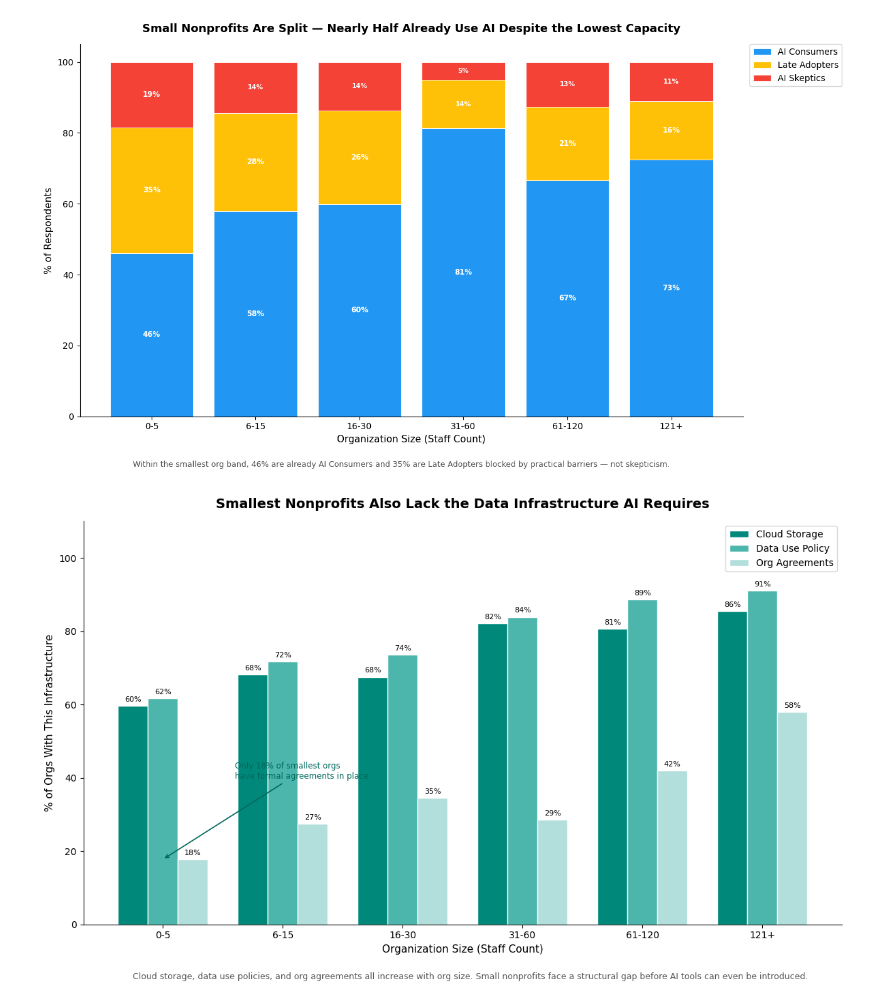
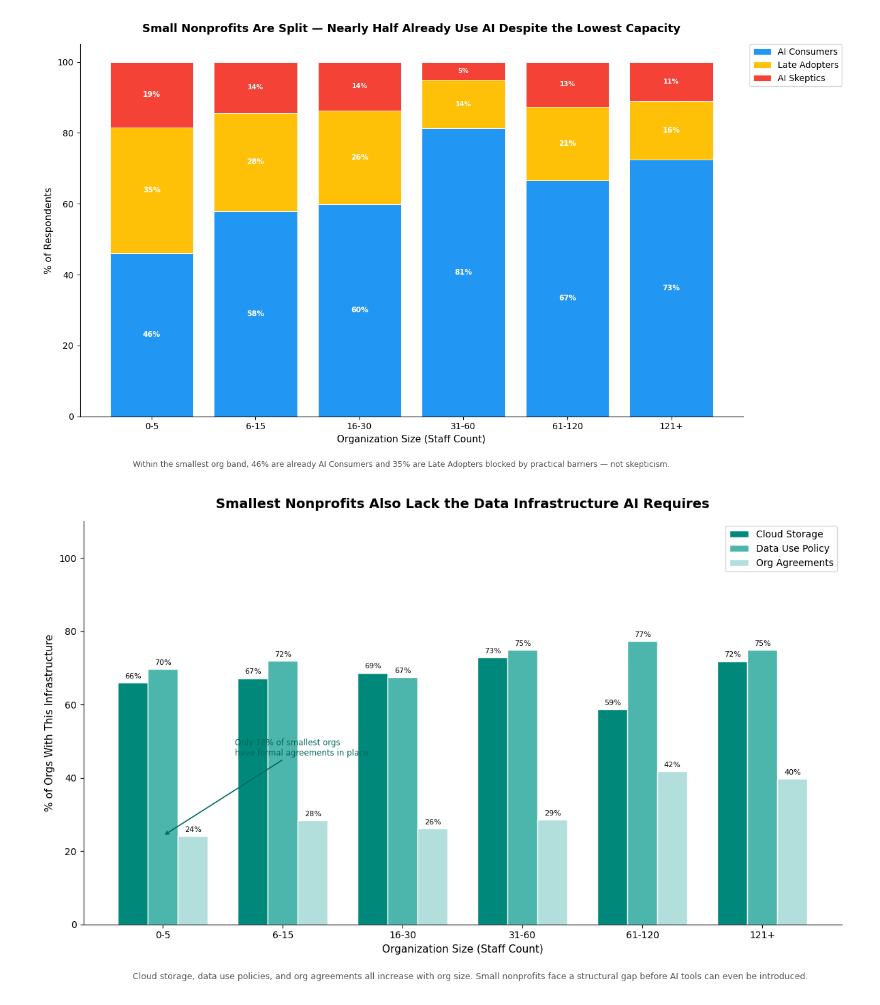
Before and after one commit to BoppingNoodles/SP26_Datathon, a Jupyter notebook: work/main.ipynb, the cells around one changed output. Drawn from its saved outputs; the diff is of its cells as text; code cells hidden in the pictures.

Commit message:
cleaned graphs with normalized values

```diff
--- a/work/main.ipynb
+++ b/work/main.ipynb
@@ -314,38 +314,40 @@ infra_cols = ['cloud_storage', 'data_use_policy', 'org_agreements']
 infra_labels = ['Cloud Storage', 'Data Use Policy', 'Org Agreements']
 infra_colors = ['#00897B', '#4DB6AC', '#B2DFDB']
 
-survey_df['org_size'] = pd.Categorical(survey_df['org_size'], categories=ORG_SIZE_ORDER, ordered=True)
-infra_rates = survey_df.groupby('org_size', observed=True)[infra_cols].mean() * 100
+# Use normalized_df (no nulls) joined with org_size labels from survey_df
+_df = survey_df[['org_size']].join(normalized_df[infra_cols])
+_df['org_size'] = pd.Categorical(_df['org_size'], categories=ORG_SIZE_ORDER, ordered=True)
+infra_rates = _df.groupby('org_size', observed=True)[infra_cols].mean() * 100
 
 x = np.arange(len(infra_rates))
 width = 0.25
 
 fig, ax = pyplot.subplots(figsize=(12, 7))
 for i, (col, label, color) in enumerate(zip(infra_cols, infra_labels, infra_colors)):
     offset = (i - 1) * width
     bars = ax.bar(x + offset, infra_rates[col], width, label=label, color=color, edgecolor='white')
     ax.bar_label(bars, fmt='%.0f%%', padding=3, fontsize=8)
 
 ax.set_title("Smallest Nonprofits Also Lack the Data Infrastructure AI Requires", fontsize=14, fontweight='bold', pad=14)
 ax.set_xlabel('Organization Size (Staff Count)', fontsize=11)
 ax.set_ylabel('% of Orgs With This Infrastructure', fontsize=11)
 ax.set_xticks(x)
 ax.set_xticklabels(infra_rates.index)
 ax.set_ylim(0, 110)
 ax.legend(fontsize=10)
 sns.despine()
 
 ax.annotate('Only 18% of smallest orgs\nhave formal agreements in place',
     xy=(0, infra_rates['org_agreements'].iloc[0]),
     xytext=(0.6, infra_rates['org_agreements'].iloc[0] + 22),
     fontsize=8.5, color='#00695C',
     arrowprops=dict(arrowstyle='->', color='#00695C', lw=1.2))
 
 pyplot.figtext(0.12, -0.03,
     'Cloud storage, data use policies, and org agreements all increase with org size. Small nonprofits face a structural gap before AI tools can even be introduced.',
     fontsize=9, color='#555')
 
 pyplot.tight_layout()
 pyplot.show()
 # %% [output]
-[figure, old version]
+[figure, new version]
```
